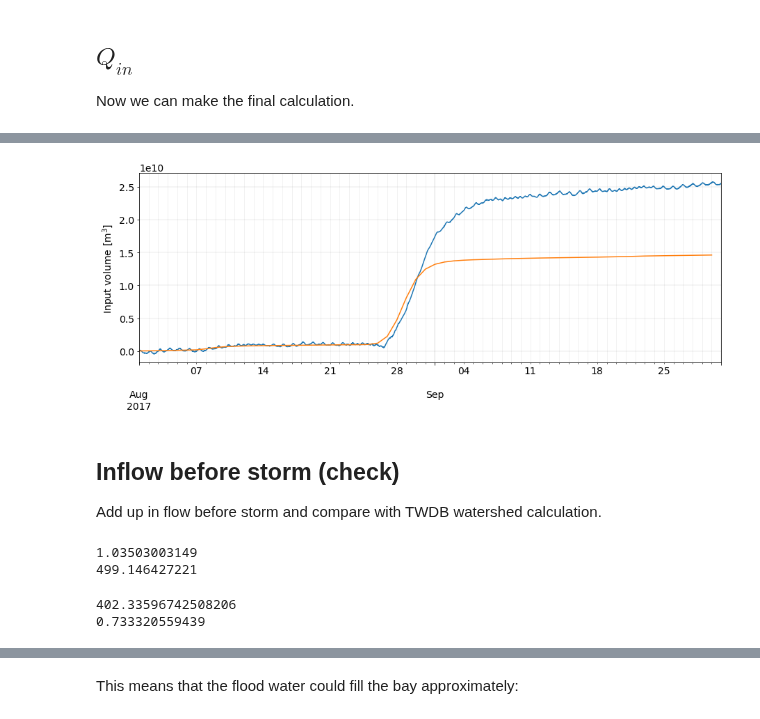
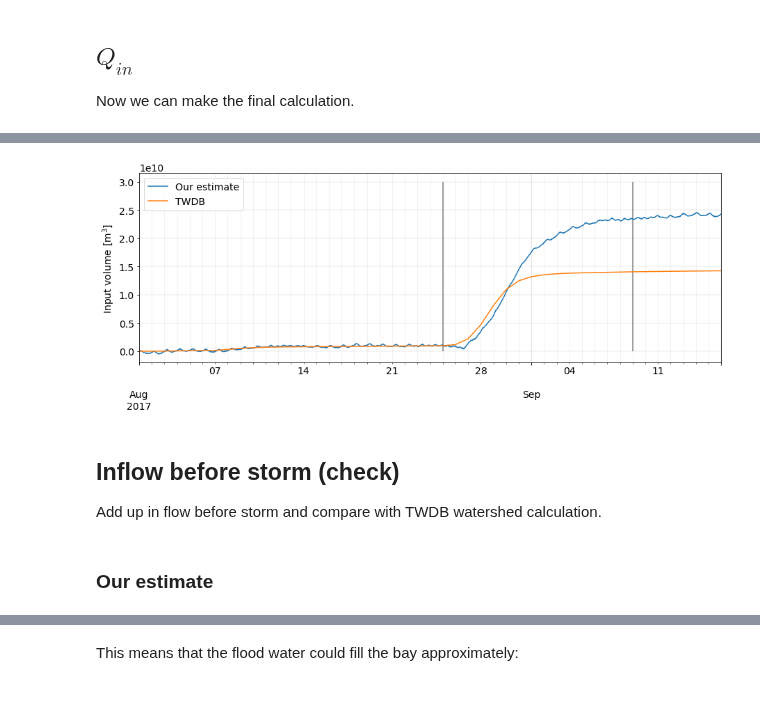
Before and after one commit to kthyng/flood_estimate, a Jupyter notebook: Harvey inflow.ipynb, the cells around one changed output, grey strips where cells are left out. Drawn from its saved outputs; the diff is of its cells as text; code cells hidden in the pictures.

```diff
--- a/Harvey inflow.ipynb
+++ b/Harvey inflow.ipynb
@@ -39,9 +43,7 @@ run buoy_info.py
 # %%
-# See make_data notebook. This reads in data from many sources, recalculates so that all data is hourly by taking
+# See `Gather data` notebook. This reads in data from many sources, recalculates so that all data is hourly by taking
 # hourly averages, and shifts water levels to all be mean high water to match the bathymetry.
-df = pd.read_csv(base + 'data06to03-15min.csv', parse_dates=True, index_col=0)
-
-dstart = '2017-06-01'; dend = '2017-12-31'
+df = pd.read_csv(based + 'data06to03-15min.csv', parse_dates=True, index_col=0)
 
 dt = (df.index[1] - df.index[0]).total_seconds()  # time step in seconds
 # %%
@@ -453,9 +446,10 @@ props = dict(boxstyle='round', facecolor='w', edgecolor='w', alpha=0.6)
 
 # plot buoys
 vmin = (taus).min(); vmax = (taus).max()
+vmin = 0.5; vmax = 1.5  # to match colormap
 for saltcol, tau in zip(saltcols, taus):
     buoy = saltcol.split(':')[0]
-    dx, dy = shift[buoy]
+    sdx, sdy = shift[buoy]
     if len(buoy) <= 3:
         lonsta, latsta = dfq[(dfq['Station'] == buoy)][['Long', 'Lat']].values[0,:]
         marker = 's'
@@ -469,14 +463,14 @@ for saltcol, tau in zip(saltcols, taus):
     param = tau
     mappable = ax.scatter(lonsta, latsta, c=param, s=s, transform=pc, zorder=zorder,
                           vmin=vmin, vmax=vmax, cmap=cmo.matter, edgecolors='k', marker=marker)
-    ax.text(lonsta+dx, latsta+dy, buoy, transform=pc, bbox=props)
+    ax.text(lonsta+sdx, latsta+sdy, buoy, transform=pc, bbox=props)
 # cb = plt.colorbar(mappable)
 # cb.set_label('Timescale [days]')
 
 ax2 = fig.add_axes([0.8, 0.01, 0.05, 0.95])
 cmap = cmo.matter
 # bounds = np.arange(vmin, vmax, 0.15)
-bounds = np.arange(0.5,1.6,0.1)
+bounds = np.arange(0.5,1.7,0.2)
 norm = mpl.colors.BoundaryNorm(bounds, cmap.N)
 cb2 = mpl.colorbar.ColorbarBase(ax2, cmap=cmap,
                                 norm=norm,
@@ -488,5 +482,5 @@ cb2 = mpl.colorbar.ColorbarBase(ax2, cmap=cmap,
 cb2.set_label('Timescale [days]')
 
 
-# fig.savefig('figures/time_tauf.png', bbox_inches='tight')
+fig.savefig('figures/time_tauflush.png', bbox_inches='tight')
 # %% [output]
@@ -924,0 +738,9 @@ Use cumulative sums to examine inflow since signal is wiggly.
+# %%
+# from Nelun for TWDB watershed calculation
+infg = pd.read_csv(baset + 'daily_gauged_galv_1Aug_30Sep2017.csv', parse_dates=True, index_col=0)['sum_afd']
+convert = 0.0142764  # 1 acre-foot per day = 0.0142764 m^3/s
+infg *= convert
+infug = pd.read_csv(baset + 'fresh_in_modelled_galv_1aug2017_to_30sep2017.txt', parse_dates=True, index_col=0, skiprows=1, header=None, names=['Dates', 'ungauged'])
+infug *= convert
+# total inflow is sum of ungauged and gauged inflow
+inf = infug['ungauged'] + infg
@@ -925,40 +773,28 @@ Use cumulative sums to examine inflow since signal is wiggly.
 # %%
 Vincum = Qin['2017-8-1':].cumsum()*dt  # multiply by time for integration, m^3
 # %%
-dst3 = '2017-8-1'; den3 =  '2017-9-30'
-ax = Vincum[dst3:den3].plot(figsize=(15,5), grid=True)
+dst4 = '2017-8-1'; den4 =  '2017-9-15'
+ax = Vincum[dst4:den4].plot(figsize=(15,5), grid=True)
+# Vincum2[dst4:den4].plot(figsize=(15,5), grid=True)
+ax.set_ylabel('Input volume [m$^3$]')
 (inf*86400).cumsum().plot()
-ax.set_ylabel('Input volume [m$^3$]')
+
 
 # dpre = '2017-8-1'  # start of pre-storm
-# dstorm = '2017-8-26 12:00'  # start of storm
-# dpost = '2017-9-2 00:00'  # post storm
-# # ax.vlines(dstorm, 0,3e10)
-# # ax.vlines(dpost, 0,3e10)
+dstorm = '2017-8-25 00:00'  # start of storm
+dpost = '2017-9-9  00:00' # '2017-9-5 00:00'  # post storm
+ax.vlines(dstorm, 0,3e10, alpha=0.5)
+ax.vlines(dpost, 0,3e10, alpha=0.5)
 
 ax.grid(which='major', lw=1.5, color='k', alpha=0.05)
 ax.grid(which='minor', lw=1, color='k', alpha=0.05)
+
+ax.legend(['Our estimate', 'TWDB'], loc='upper left')
+
+plt.savefig('figures/inflow_cum.pdf', bbox_inches='tight')
 # %% [output]
-[figure, old version]
+[figure, new version]
 # %% [markdown]
 ## Inflow before storm (check)
 
 Add up in flow before storm and compare with TWDB watershed calculation.
-# %%
-# dstart = '2017-8-1'
-# inflow from 8/1 through 8/23
-Qb = (Vincum.loc['2017-8-23 23:45'] - Vincum.loc['2017-8-1 00:00'])/1000**3
-print(Qb)
-print(Qb*(1000**3)/(86400*24))
-# %% [output]
-1.03503003149
-499.146427221
-# %%
-Qrobustin = Qch1b + dVdt + dVwdt
-print(Qrobustin['2017-8-1 00:00':'2017-8-23 23:45'].mean())
-Vtemp1 = Qrobustin.cumsum()*dt
-print((Vtemp1.loc['2017-8-24 23:45'] - Vtemp1.loc['2017-8-1 00:00'])/1000**3)
-# Qrobustin['2017-7-1 00:00':'2017-8-24 23:00'].rolling(window=72).mean().plot(figsize=(15,5))
-# %% [output]
-402.33596742508206
-0.733320559439
@@ -973,0 +801,2 @@ inf = infug['ungauged'] + infg
+# %% [markdown]
+### Our estimate
```
Also changed, not shown: parts of 72 cells of this notebook.
